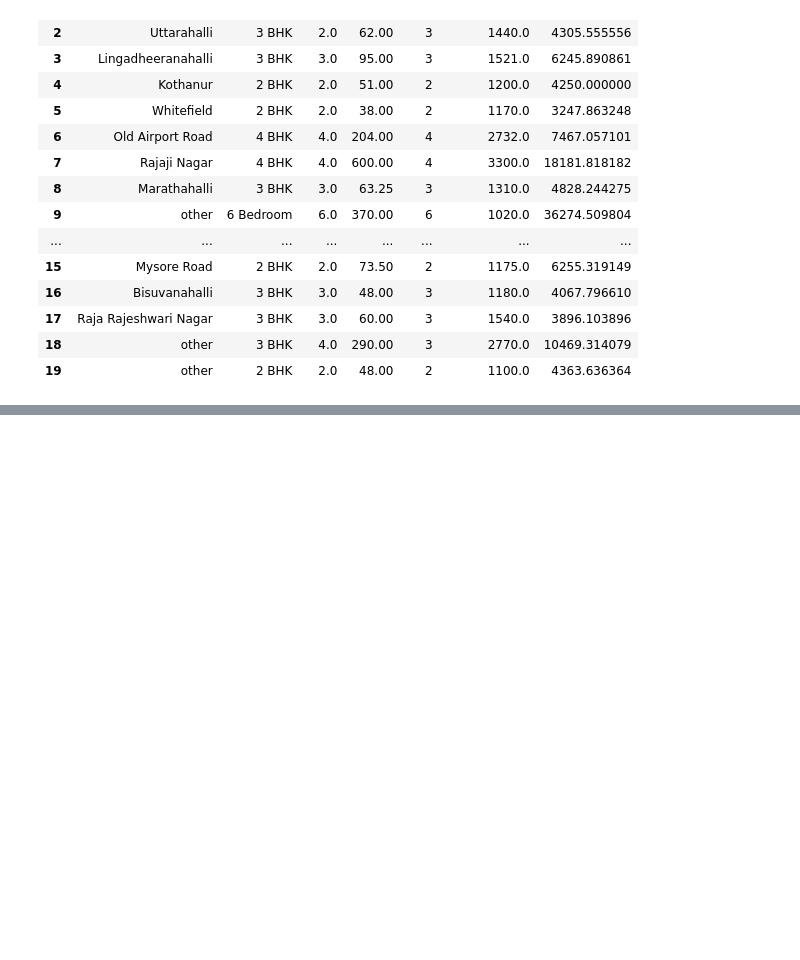
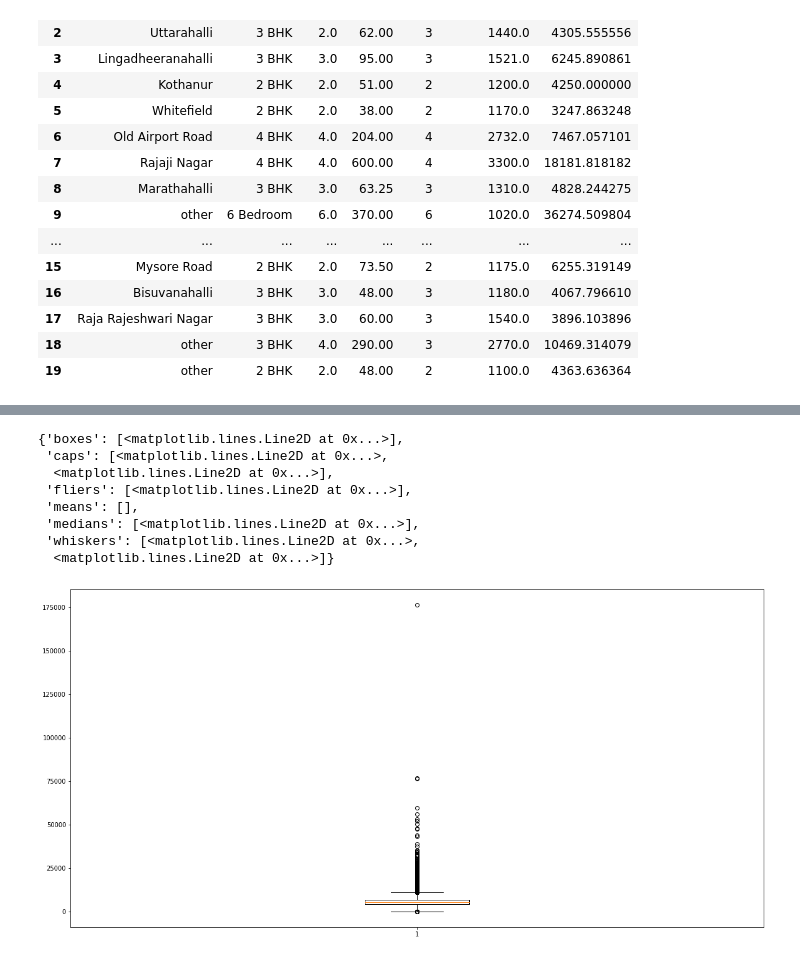
Before and after one commit to AftabUdaipurwala/MLProjects, a Jupyter notebook: Real_Estate_Price_Prediction_oF_Bangalore_Housing_Prices.ipynb, the cells around one changed output, grey strips where cells are left out. Cells and saved outputs as stored; diff of their text form; code cells hidden in the pictures; blank space fills up the shorter version.

```diff
--- a/Real_Estate_Price_Prediction_oF_Bangalore_Housing_Prices.ipynb
+++ b/Real_Estate_Price_Prediction_oF_Bangalore_Housing_Prices.ipynb
@@ -354,0 +367,3 @@ df2.head(20)
+# %%
+df3=df2[~(df2.TotalSqftAct/df2.bhk<300)]
+df3.shape
@@ -354,0 +385,12 @@ df2.head(20)
+# %%
+plt.boxplot(df3.Pricepersqft)
+# %% [output]
+{'boxes': [<matplotlib.lines.Line2D at 0x...>],
+ 'caps': [<matplotlib.lines.Line2D at 0x...>,
+  <matplotlib.lines.Line2D at 0x...>],
+ 'fliers': [<matplotlib.lines.Line2D at 0x...>],
+ 'means': [],
+ 'medians': [<matplotlib.lines.Line2D at 0x...>],
+ 'whiskers': [<matplotlib.lines.Line2D at 0x...>,
+  <matplotlib.lines.Line2D at 0x...>]}
+[figure, added]
```
Also changed, not shown: parts of 14 cells of this notebook.
